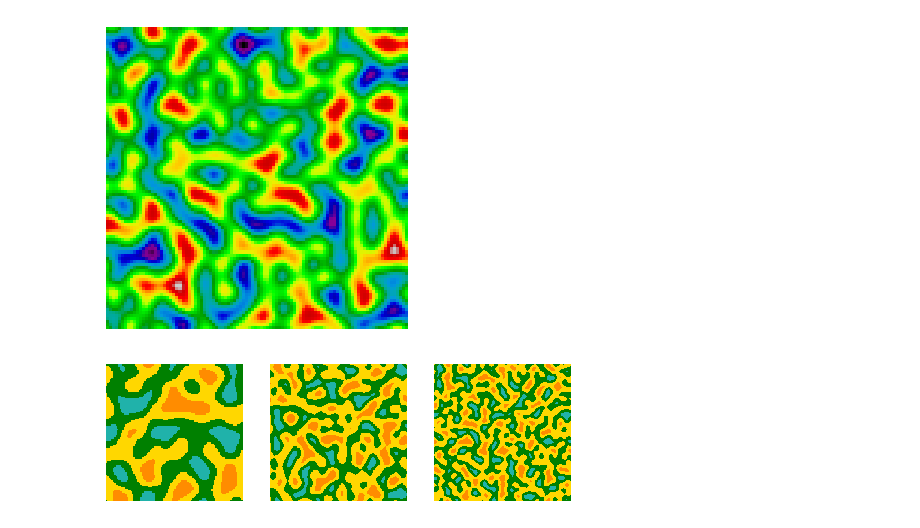
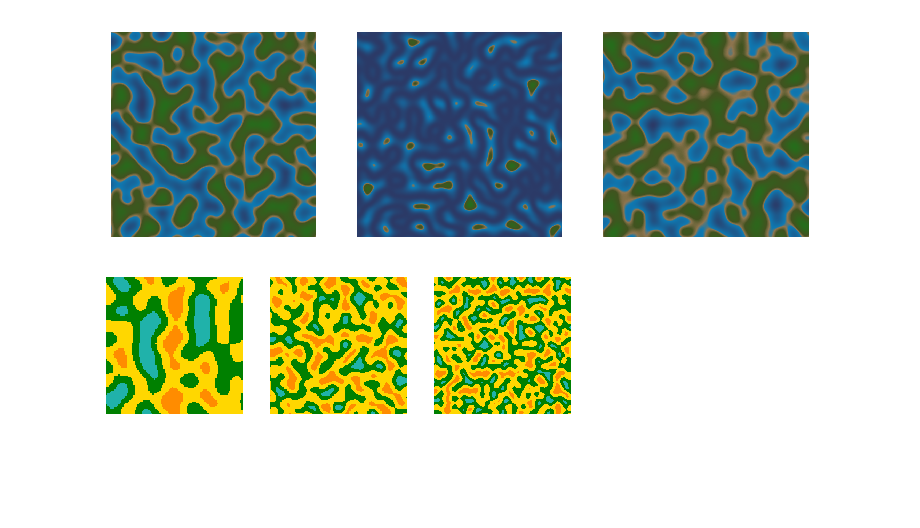
Before and after one commit to Lerqiu/AI4Games-project, a Jupyter notebook: notebook.ipynb, the cells around one changed output. Cells and saved outputs as stored; diff of their text form; code cells hidden in the pictures; blank space fills up the shorter version.

```diff
--- a/notebook.ipynb
+++ b/notebook.ipynb
@@ -18,37 +10,7 @@ def plot_examples(colormaps):
-# %%
-# Naiwny perlin noise (powinien być symplex)
-def generate_perlin_noise_2d(shape, res = (1,1)):
-    def f(t):
-        return 6*t**5 - 15*t**4 + 10*t**3
-
-    shape,res = np.array(shape), np.array(res)
-    delta = res / shape
-    d = shape // res
-    grid = np.mgrid[0:res[0]:delta[0],0:res[1]:delta[1]].transpose(1, 2, 0) % 1
-    # Gradients
-    angles = 2*np.pi*np.random.rand(res[0]+1, res[1]+1)
-    gradients = np.dstack((np.cos(angles), np.sin(angles)))
-    g00 = gradients[0:-1,0:-1].repeat(d[0], 0).repeat(d[1], 1)
-    g10 = gradients[1:,0:-1].repeat(d[0], 0).repeat(d[1], 1)
-    g01 = gradients[0:-1,1:].repeat(d[0], 0).repeat(d[1], 1)
-    g11 = gradients[1:,1:].repeat(d[0], 0).repeat(d[1], 1)
-    # Ramps
-    n00 = np.sum(grid * g00, 2)
-    n10 = np.sum(np.dstack((grid[:,:,0]-1, grid[:,:,1])) * g10, 2)
-    n01 = np.sum(np.dstack((grid[:,:,0], grid[:,:,1]-1)) * g01, 2)
-    n11 = np.sum(np.dstack((grid[:,:,0]-1, grid[:,:,1]-1)) * g11, 2)
-    # Interpolation
-    t = f(grid)
-    n0 = n00*(1-t[:,:,0]) + t[:,:,0]*n10
-    n1 = n01*(1-t[:,:,0]) + t[:,:,0]*n11
-    return np.sqrt(2)*((1-t[:,:,1])*n0 + t[:,:,1]*n1)
-
-def perlin(distance, resolution):
-	return generate_perlin_noise_2d((resolution*distance, resolution*distance), (distance, distance))
 # %%
-# Testy heatmapek D:
-Heatmap(perlin(10, 10))
-Heatmap(perlin(5, 20), perlin(10, 20), perlin(15, 20), scale = 1.0, cmap=ListedColormap(["darkorange", "gold", "green", "lightseagreen"]))
+# Heatmap examples
+Heatmap(perlin(10, 100), perlin(10, 100)**2, perlin(10, 100) + perlin(10, 100) + perlin(10, 100), scale = 1.5)
+Heatmap(perlin(5, 20), perlin(10, 20), perlin(15, 20), cmap=colors(["darkorange", "gold", "green", "lightseagreen"]))
 # %% [output]
-[figure, old version]
+[figure, new version]
-[figure, old version]
+[figure, new version]
```
Also changed, not shown: parts of 5 cells of this notebook, 3 other files.
